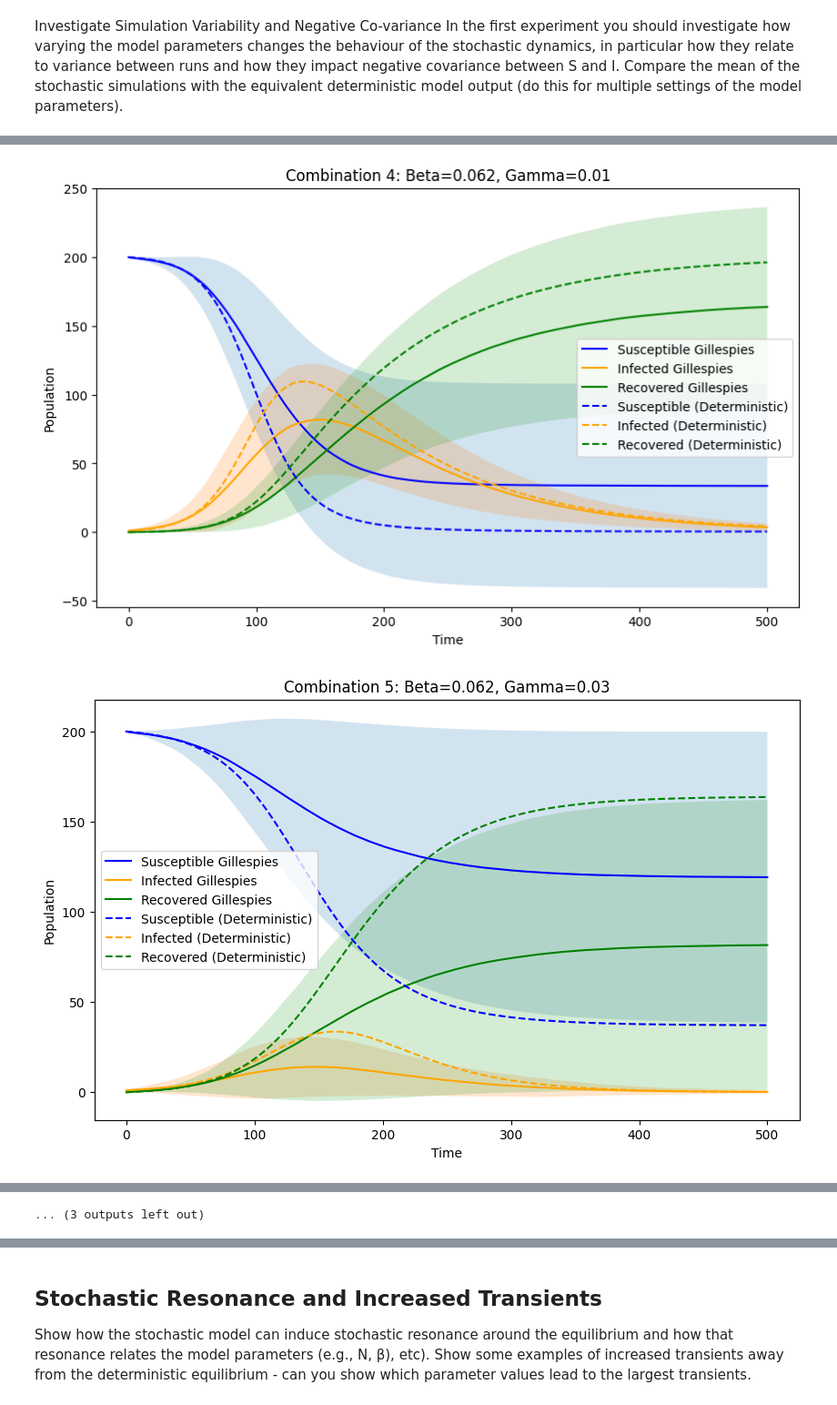
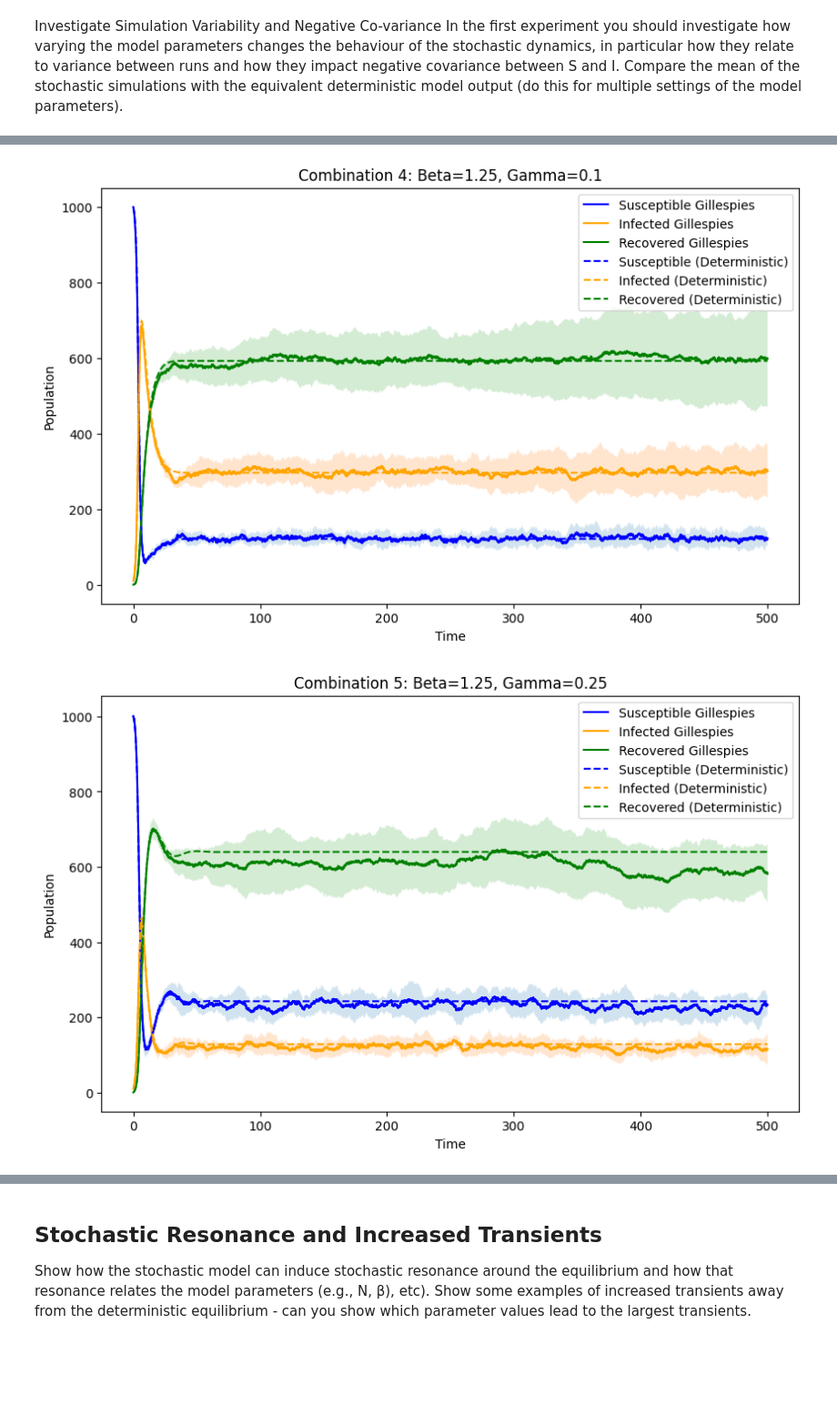
Before and after one commit to NitaiNijholt/CLSassignment2, a Jupyter notebook: assingnment_K.ipynb, the cells around one changed output, grey strips where cells are left out. Shown at 91% size. Cells and saved outputs as stored; diff of their text form; code cells hidden in the pictures; blank space fills up the shorter version.

```diff
--- a/assingnment_K.ipynb
+++ b/assingnment_K.ipynb
@@ -108,7 +135,7 @@ results = []
 max_length = 0  # Initialize max_length outside the loop
 
 for i in range(n_runs):
-    S, I, R, t = Gillespies(S_init, I_init, R_init, tend, beta, gamma)
+    S, I, R, t = Gillespies(S_init, I_init, R_init, tend, beta, gamma, mu)
 
     # Update max_length if needed
     max_length = max(max_length, len(t))
@@ -132,8 +159,8 @@ def RMSE(x, y):
         raise ValueError("x and y must be of same length")
     return np.sqrt(np.mean(np.square(x - y)))
 # %%
-y0 = [200, 1, 0]
-y = odeint(sir, y0, t, args=(beta, gamma))
+y0 = [S_init, I_init, R_init]
+y = odeint(sir, y0, t, args=(beta, gamma, mu))
 # %%
 # plot the results
 fig, (ax1, ax2) = plt.subplots(1, 2, figsize=(16, 6))
@@ -176,17 +202,11 @@ df_q1 = pd.DataFrame(columns=columns)
 # %%
 # params
-betas = np.round(np.linspace(0.05, 0.1, 5), 3)
-gammas = np.round(np.linspace(0.01, 0.05, 3), 3)
+betas = np.round(np.linspace(0.5, 2, 3), 3)
+gammas = np.round(np.linspace(0.1, 0.4, 3), 3)
 combinations_beta_gamma = list(itertools.product(betas, gammas))
-# %%
-# Initial conditions
-S_init = 200
-I_init = 1
-R_init = 0
-tend = 500
 # %%
 # Initialization and simulation
-n_runs = 1000
+n_runs = 10
 results = []
 
 max_length = 0  # Initialize max_length outside the loop
@@ -195,7 +215,7 @@ for beta, gamma in combinations_beta_gamma:
     run_results = []
 
     for i in range(n_runs):
-        S, I, R, t = Gillespies(S_init, I_init, R_init, tend, beta, gamma)
+        S, I, R, t = Gillespies(S_init, I_init, R_init, tend, beta, gamma, mu)
 
         # Update max_length if needed
         max_length = max(max_length, len(t))
@@ -204,6 +224,7 @@ for beta, gamma in combinations_beta_gamma:
         run_results.append((np.array(S), np.array(I), np.array(R), np.array(t)))
 
     results.append(run_results)
+
 # Interpolate results to have consistent time points for each combination
 interp_results = []
 
@@ -249,7 +270,7 @@ for idx, (beta, gamma) in enumerate(combinations_beta_gamma):
     plt.fill_between(interp_t, mean_R - std_R, mean_R + std_R, alpha=0.2)
 
     # Plot deterministic ODE model
-    y_ode = odeint(sir, y0, interp_t, args=(beta, gamma))
+    y_ode = odeint(sir, y0, interp_t, args=(beta, gamma, mu))
     plt.plot(interp_t, y_ode[:, 0], label='Susceptible (Deterministic)', color='blue', linestyle='--')
     plt.plot(interp_t, y_ode[:, 1], label='Infected (Deterministic)', color='orange', linestyle='--')
     plt.plot(interp_t, y_ode[:, 2], label='Recovered (Deterministic)', color='green', linestyle='--')
@@ -264,2 +285,2 @@ for idx, (beta, gamma) in enumerate(combinations_beta_gamma):
-[figure, old version]
+[figure, new version]
-[figure, old version]
+[figure, new version]
@@ -273,4 +291,3 @@ for idx, (beta, gamma) in enumerate(combinations_beta_gamma):
-... (3 outputs left out)
 # %%
 # Initialize lists to store results
 covariances = []
```
Also changed, not shown: parts of 19 cells of this notebook, 3 other files.
